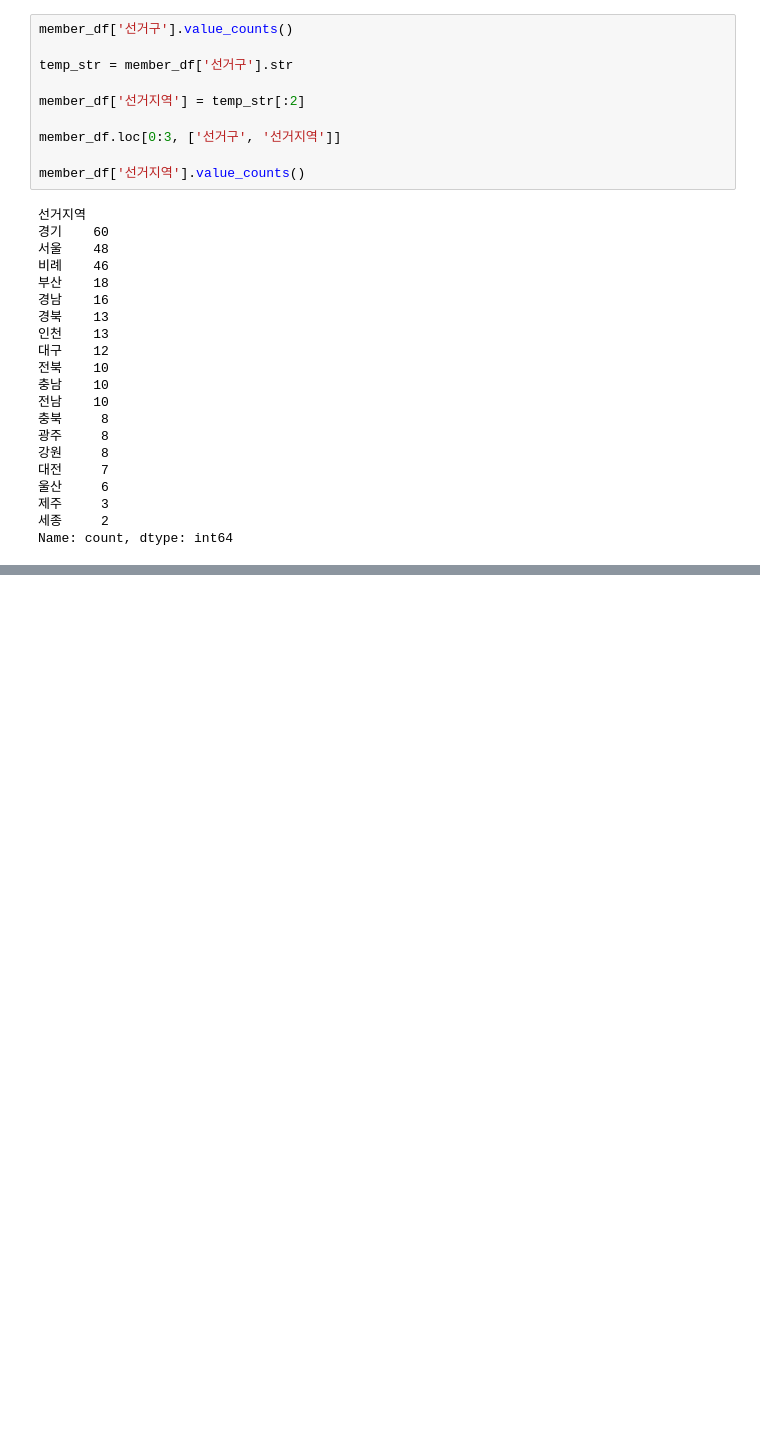
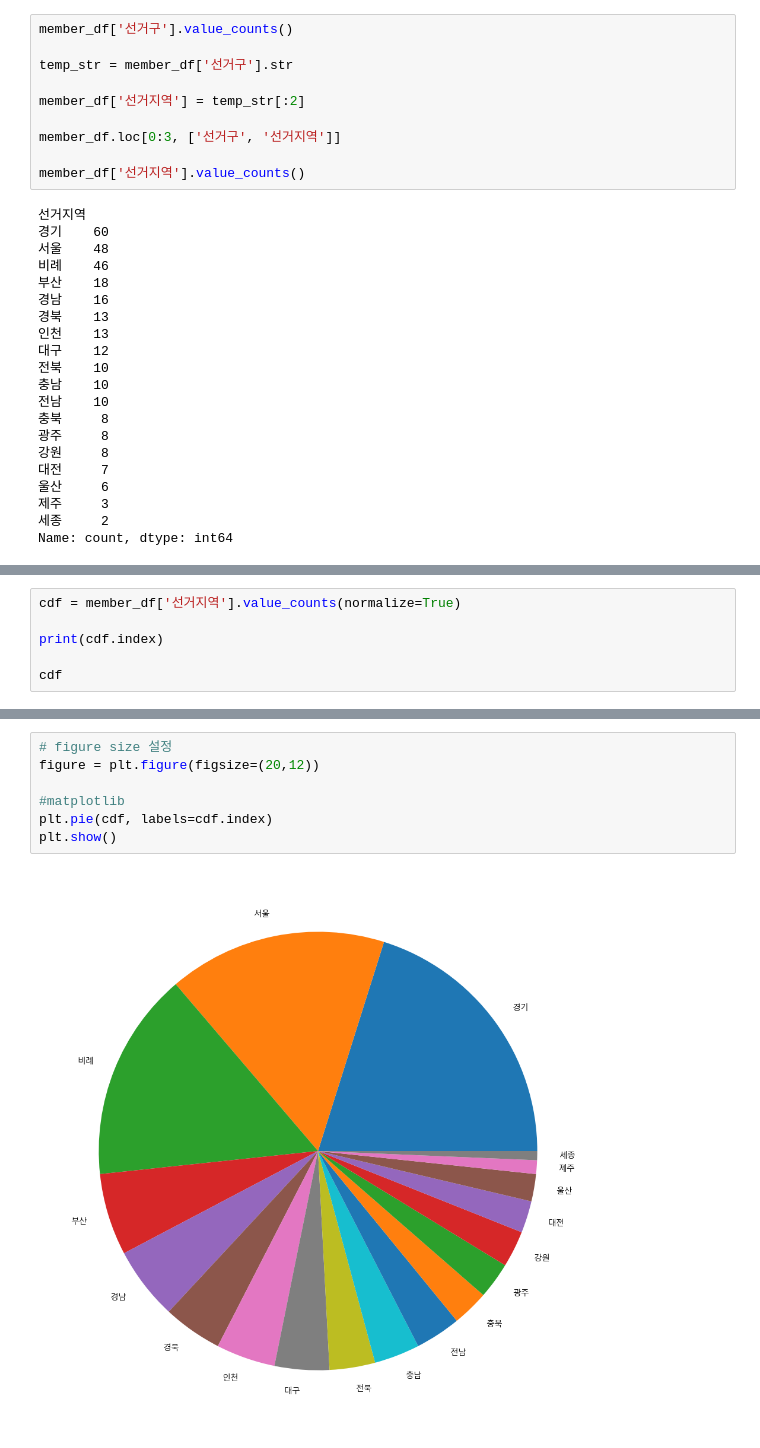
Before and after one commit to kbs0621/Python_WebScraping_Analysis, a Jupyter notebook: 05.국회의원현황_New2025.ipynb, the cells around one changed output, grey strips where cells are left out. Saved outputs shown, nothing was run; the diff lists cells and outputs as text; blank space fills up the shorter version.

```diff
--- a/05.국회의원현황_New2025.ipynb
+++ b/05.국회의원현황_New2025.ipynb
@@ -314,0 +377,6 @@ Name: count, dtype: int64
+# %%
+cdf = member_df['선거지역'].value_counts(normalize=True)
+
+print(cdf.index)
+
+cdf
@@ -314,0 +407,9 @@ Name: count, dtype: int64
+# %%
+# figure size 설정
+figure = plt.figure(figsize=(20,12))
+
+#matplotlib
+plt.pie(cdf, labels=cdf.index)
+plt.show()
+# %% [output]
+[figure, added]
```
Also changed, not shown: parts of 11 cells of this notebook.
